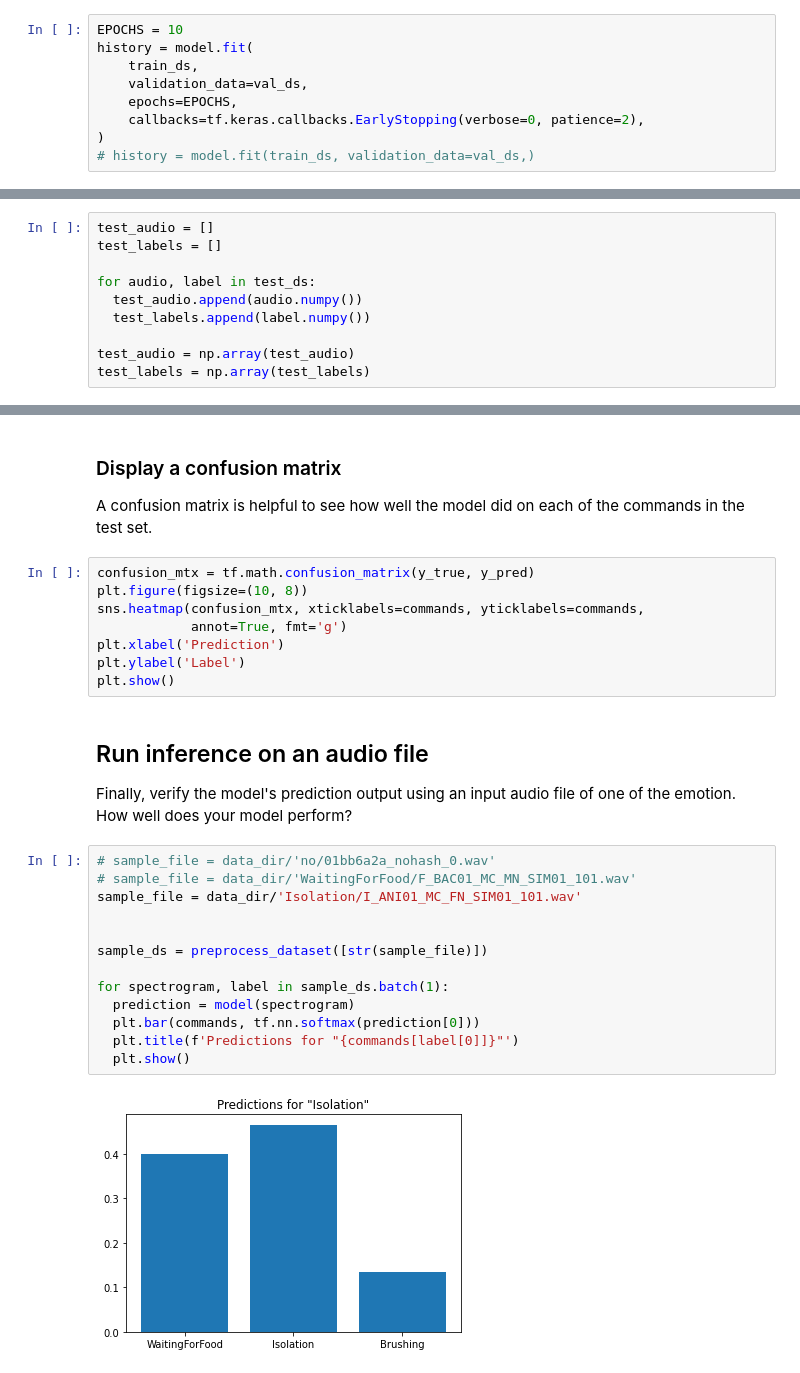
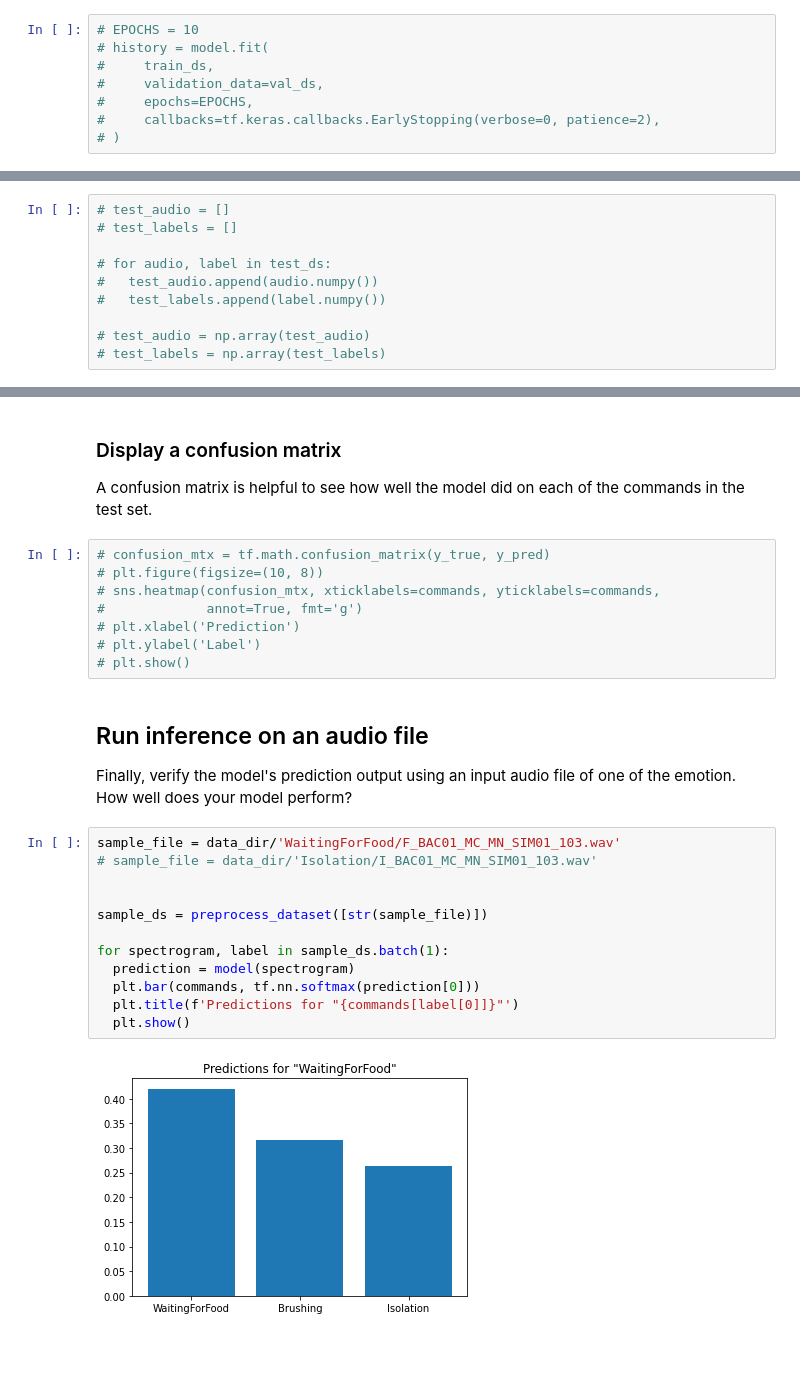
Before and after one commit to nurinbat/project_wid3006, a Jupyter notebook: cat_emotion.ipynb, the cells around one changed output, grey strips where cells are left out. Saved outputs shown, nothing was run; the diff lists cells and outputs as text.

```diff
--- a/cat_emotion.ipynb
+++ b/cat_emotion.ipynb
@@ -320,11 +320,10 @@ model.compile(
     metrics=['accuracy'],
 )
 # %%
-EPOCHS = 10
-history = model.fit(
-    train_ds,
-    validation_data=val_ds,
-    epochs=EPOCHS,
-    callbacks=tf.keras.callbacks.EarlyStopping(verbose=0, patience=2),
-)
-# history = model.fit(train_ds, validation_data=val_ds,)
+# EPOCHS = 10
+# history = model.fit(
+#     train_ds,
+#     validation_data=val_ds,
+#     epochs=EPOCHS,
+#     callbacks=tf.keras.callbacks.EarlyStopping(verbose=0, patience=2),
+# )
@@ -343,13 +339,13 @@ plt.show()
 
 Let's run the model on the test set and check performance.
 # %%
-test_audio = []
-test_labels = []
+# test_audio = []
+# test_labels = []
 
-for audio, label in test_ds:
-  test_audio.append(audio.numpy())
-  test_labels.append(label.numpy())
+# for audio, label in test_ds:
+#   test_audio.append(audio.numpy())
+#   test_labels.append(label.numpy())
 
-test_audio = np.array(test_audio)
-test_labels = np.array(test_labels)
+# test_audio = np.array(test_audio)
+# test_labels = np.array(test_labels)
 # %%
@@ -365,29 +359,28 @@ ValueError: ignored
 
 A confusion matrix is helpful to see how well the model did on each of the commands in the test set.
 # %%
-confusion_mtx = tf.math.confusion_matrix(y_true, y_pred)
-plt.figure(figsize=(10, 8))
-sns.heatmap(confusion_mtx, xticklabels=commands, yticklabels=commands,
-            annot=True, fmt='g')
-plt.xlabel('Prediction')
-plt.ylabel('Label')
-plt.show()
+# confusion_mtx = tf.math.confusion_matrix(y_true, y_pred)
+# plt.figure(figsize=(10, 8))
+# sns.heatmap(confusion_mtx, xticklabels=commands, yticklabels=commands,
+#             annot=True, fmt='g')
+# plt.xlabel('Prediction')
+# plt.ylabel('Label')
+# plt.show()
 # %% [markdown]
 ## Run inference on an audio file
 
 Finally, verify the model's prediction output using an input audio file of one of the emotion. How well does your model perform?
 # %%
-# sample_file = data_dir/'no/01bb6a2a_nohash_0.wav'
-# sample_file = data_dir/'WaitingForFood/F_BAC01_MC_MN_SIM01_101.wav'
-sample_file = data_dir/'Isolation/I_ANI01_MC_FN_SIM01_101.wav'
+sample_file = data_dir/'WaitingForFood/F_BAC01_MC_MN_SIM01_103.wav'
+# sample_file = data_dir/'Isolation/I_BAC01_MC_MN_SIM01_103.wav'
 
 
 sample_ds = preprocess_dataset([str(sample_file)])
 
 for spectrogram, label in sample_ds.batch(1):
   prediction = model(spectrogram)
   plt.bar(commands, tf.nn.softmax(prediction[0]))
   plt.title(f'Predictions for "{commands[label[0]]}"')
   plt.show()
 # %% [output]
-[figure, old version]
+[figure, new version]
```
Also changed, not shown: parts of 11 cells of this notebook.
